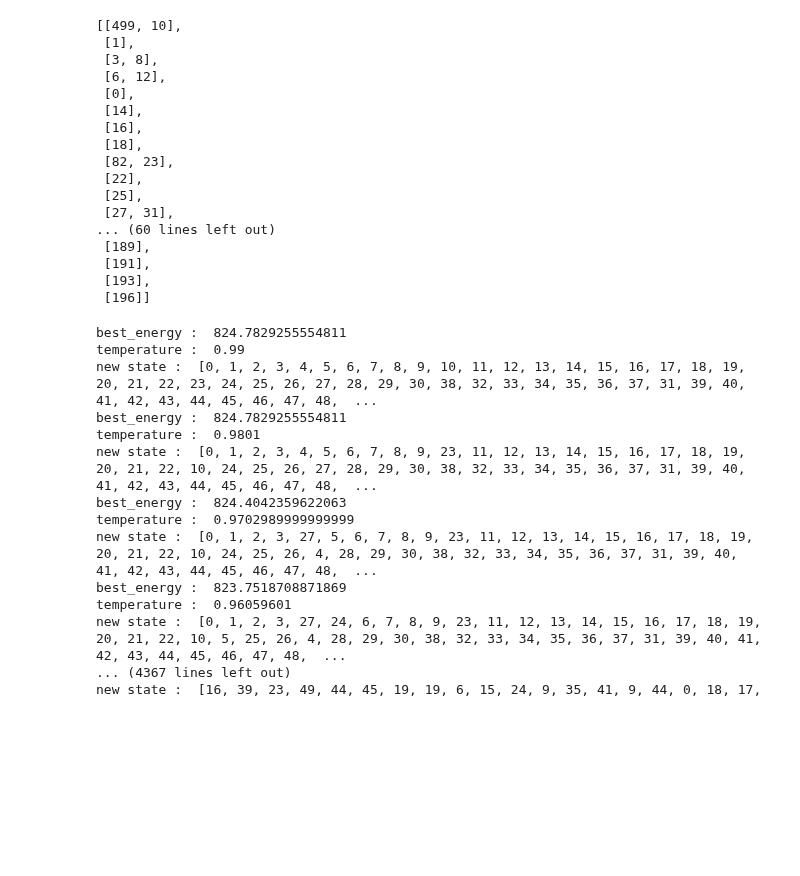
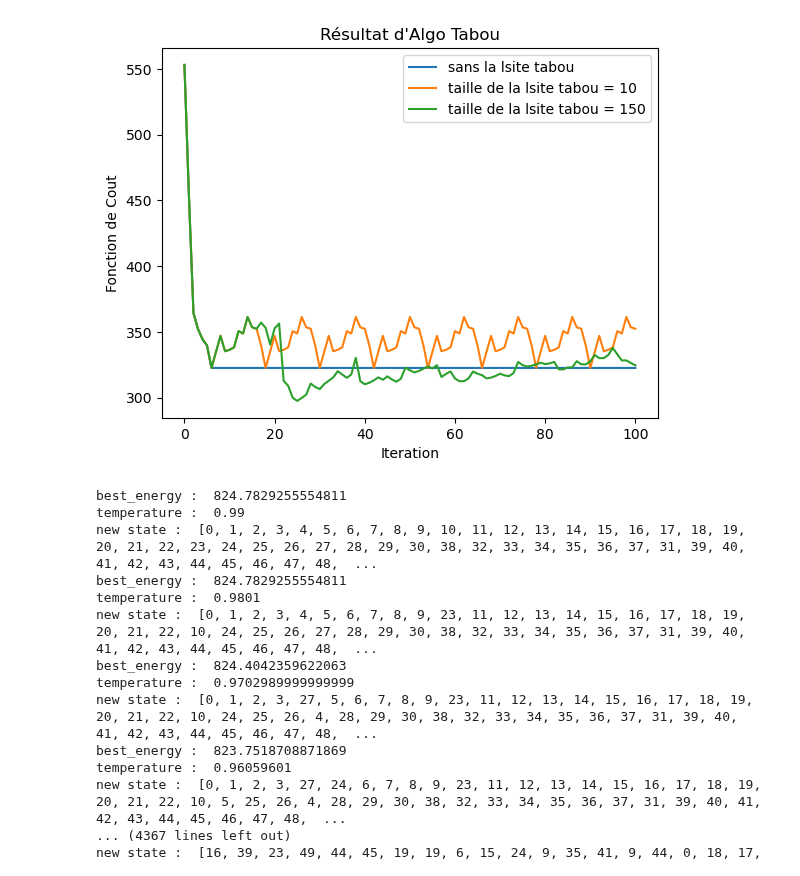
Before and after one commit to Centrale-Project/ICO_Project, a Jupyter notebook: Algo_Tabou.ipynb, the cells around one changed output. Saved outputs shown, nothing was run; the diff lists cells and outputs as text; code cells hidden in the pictures; blank space fills up the shorter version.

```diff
--- a/algorithmes_optimisation/Algo_Tabou.ipynb
+++ b/Algo_Tabou.ipynb
@@ -133,23 +101,30 @@ plt.savefig('Algo_Tabou')
-# %%
-code_to_X2(meilleure_solution)
-# %% [output]
-[[499, 10],
- [1],
- [3, 8],
- [6, 12],
- [0],
- [14],
- [16],
- [18],
- [82, 23],
- [22],
- [25],
- [27, 31],
-... (60 lines left out)
- [189],
- [191],
- [193],
- [196]]
+# %%
+# Exemple d'utilisation
+list_client_initial = [i for i in range(10)]
+
+taille_tabou = 30
+max_iterations =  100
+taille_voisin = 200
+
+
+random.shuffle(list_client_initial)
+
+meilleure_solution, meilleure_valeur , history_1 = tabou(list_client_initial,0, max_iterations,taille_voisin)
+meilleure_solution, meilleure_valeur , history_2 = tabou(list_client_initial,10, max_iterations,taille_voisin)
+meilleure_solution, meilleure_valeur , history_3 = tabou(list_client_initial,400, max_iterations,taille_voisin)
+
+
+
+plt.plot(history_1,label = 'sans la lsite tabou ')
+plt.plot(history_2, label = 'taille de la lsite tabou = 10')
+plt.plot(history_3,label = 'taille de la lsite tabou = 150')
+plt.legend()
+plt.xlabel('Iteration')
+plt.ylabel('Fonction de Cout')
+plt.title("Résultat d'Algo Tabou")
+plt.savefig('Résultats/Algo_taille_liste_Tabou')
+# %% [output]
+[figure, added]
 # %%
 def Voisinnage(T):
     n = len(T)
```
Also changed, not shown: parts of 7 cells of this notebook, 27 other files.
